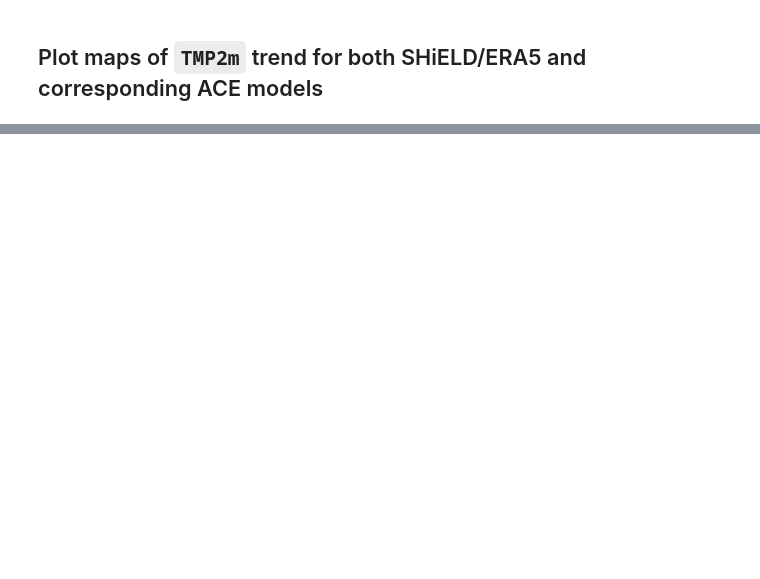
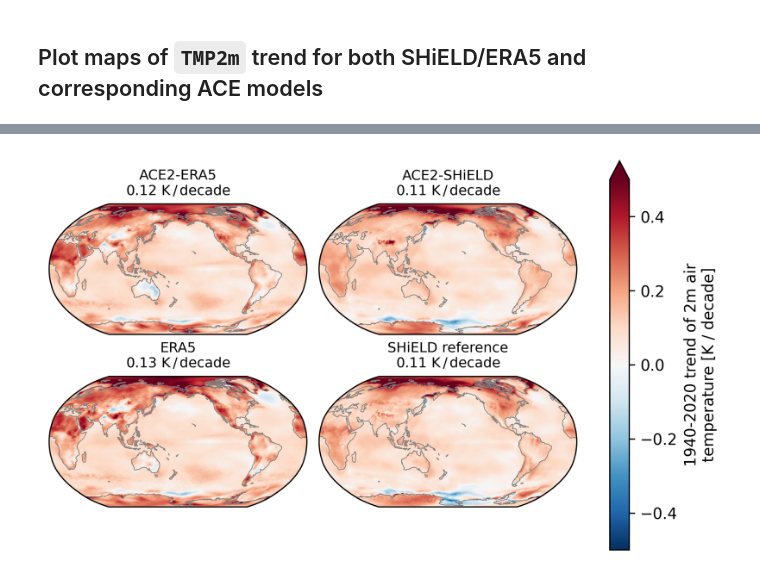
Before and after one commit to ai2cm/ace2-paper, a Jupyter notebook: notebooks/climate_skill_1deg_trend_maps.ipynb, the cells around one changed output, grey strips where cells are left out. Cells and saved outputs as stored; diff of their text form; code cells hidden in the pictures; blank space fills up the shorter version.

Commit message:
Fine tune size

```diff
--- a/notebooks/climate_skill_1deg_trend_maps.ipynb
+++ b/notebooks/climate_skill_1deg_trend_maps.ipynb
@@ -89,23 +103,25 @@ global_annual_ds.TMP2m.plot(hue='source', col='dataset')
 # %%
 plotme = prediction_trends.TMP2m
 fg = plotme.plot(
     col='dataset',
     row='source',
     vmin=-0.5,
     vmax=0.5,
     cmap='RdBu_r',
     transform=ccrs.PlateCarree(),
     subplot_kws=dict(projection=ccrs.Robinson(central_longitude=180)),
 )
 fg.set_titles(template="")
 titles = [['ACE2-ERA5', 'ACE2-SHiELD'], ['ERA5', 'SHiELD reference']]
 for i in range(len(fg.axs)):
     for j in range(len(fg.axs[0])):
         global_mean = plotme.isel(source=i, dataset=j).weighted(weights).mean().item()
         global_mean_str = f"{global_mean:0.2f} K$\,$/$\,$decade"
         fg.axs[i, j].set_title(titles[i][j] + "\n" + global_mean_str, fontsize=9)
         fg.axs[i, j].coastlines(linewidth=0.5, color='grey')
 
 fig = fg.fig
-fig.set_size_inches(6, 3.7)
+fig.set_size_inches(6.4, 3.7)
 fig.savefig("figures/climate_skill_1deg_shield_and_era5_2m_trends.png", dpi=300, bbox_inches='tight', transparent=True)
+# %% [output]
+[figure, added]
```
Also changed, not shown: parts of 3 cells of this notebook, 1 other file.
